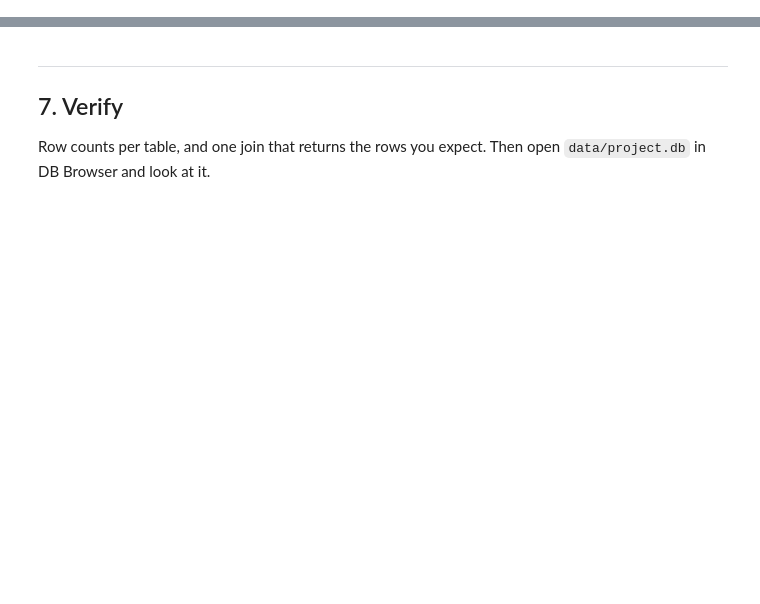
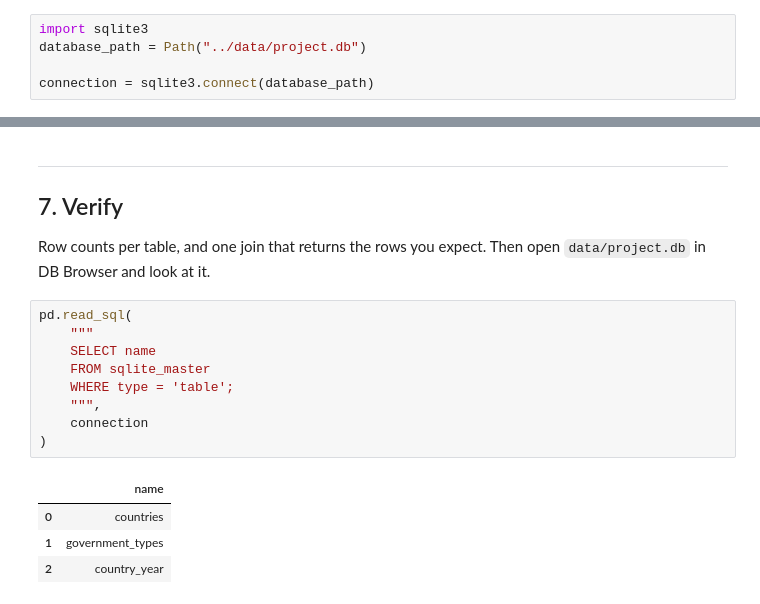
Before and after one commit to rekha-cyber/rekha_branch, a Jupyter notebook: notebooks/02_processing.ipynb, the cells around one changed output, grey strips where cells are left out. Drawn from its saved outputs; the diff is of its cells as text; blank space fills up the shorter version.

Commit message:
Build and validate SQLite database

```diff
--- a/notebooks/02_processing.ipynb
+++ b/notebooks/02_processing.ipynb
@@ -397,3 +397,8 @@ country-year observations, or orphan foreign keys were identified.
 ## 6. Create the database and load it
 
 Write your `CREATE TABLE` statements in `sql/schema.sql`, then load the tables — parents before children, or the foreign keys will be rejected.
+# %%
+import sqlite3
+database_path = Path("../data/project.db")
+
+connection = sqlite3.connect(database_path)
@@ -402,3 +420,17 @@ Write your `CREATE TABLE` statements in `sql/schema.sql`, then load the tables
 ## 7. Verify
 
 Row counts per table, and one join that returns the rows you expect. Then open `data/project.db` in DB Browser and look at it.
+# %%
+pd.read_sql(
+    """
+    SELECT name
+    FROM sqlite_master
+    WHERE type = 'table';
+    """,
+    connection
+)
+# %% [output]
+|  | name |
+| 0 | countries |
+| 1 | government_types |
+| 2 | country_year |
```
Also changed, not shown: parts of 7 cells of this notebook.
